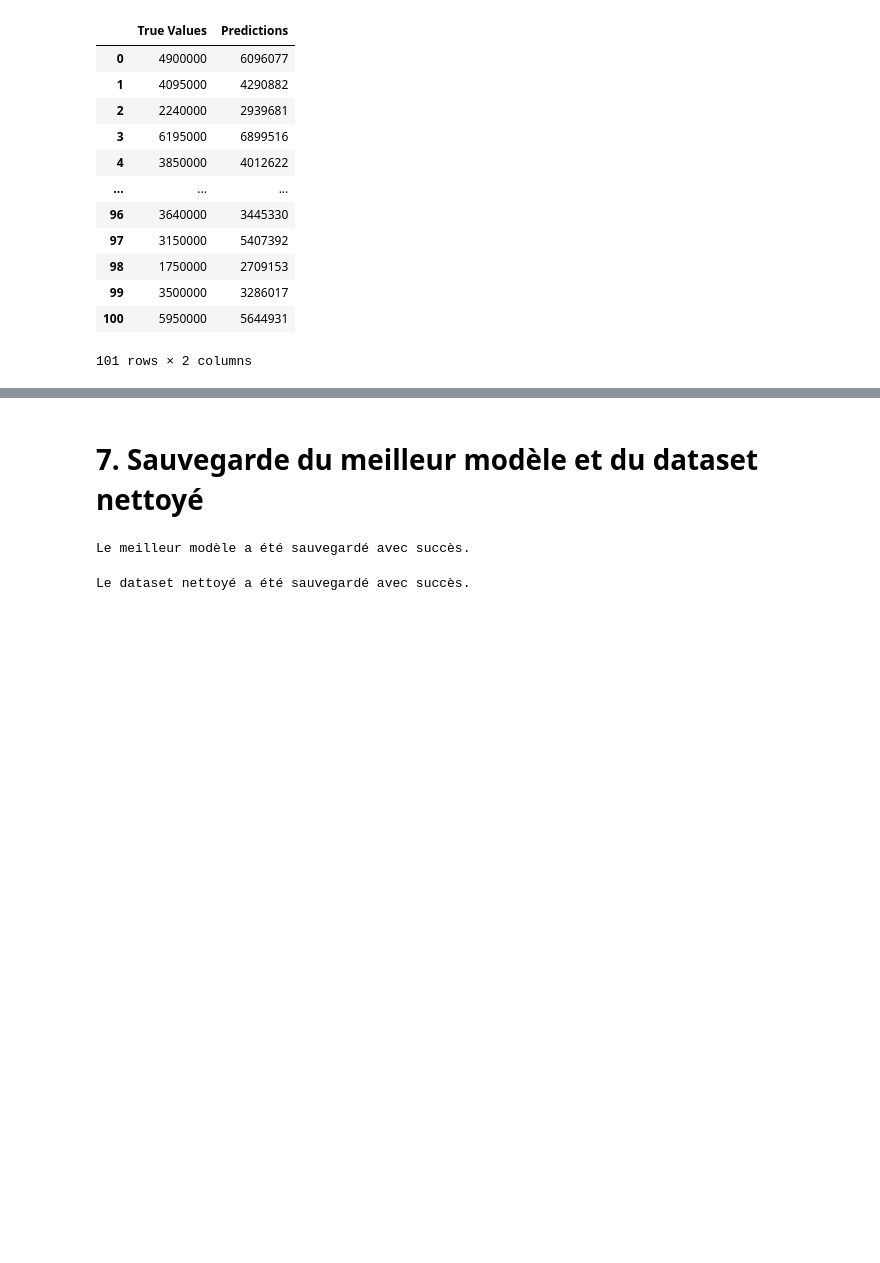
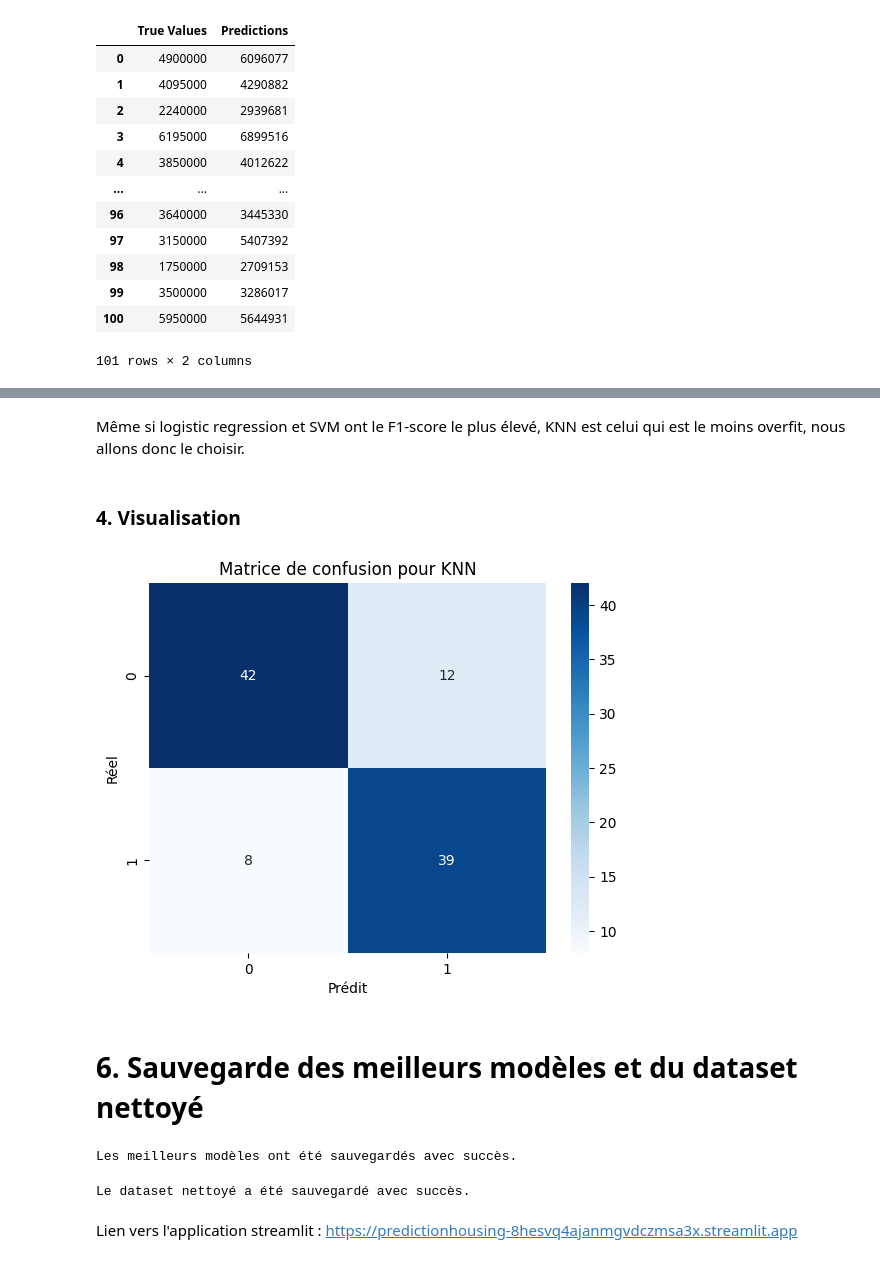
Before and after one commit to ShikiTsugu2/predictionHousing, a Jupyter notebook: projet.ipynb, the cells around one changed output, grey strips where cells are left out. Saved outputs shown, nothing was run; the diff lists cells and outputs as text; code cells hidden in the pictures; blank space fills up the shorter version.

```diff
--- a/projet.ipynb
+++ b/projet.ipynb
@@ -222,0 +230,9 @@ display(comparison_df)
+# %%
+# Classification : Convertir median_house_value en catégorie
+threshold = df['price'].median()
+df['high_price'] = (df['price'] > threshold).astype(int)
+
+# Séparer les données en features et target pour la classification
+X_cls = df.drop(columns=['price', 'high_price'])
+y_cls = df['high_price']
+X_train_cls, X_test_cls, y_train_cls, y_test_cls = train_test_split(X_cls, y_cls, test_size=0.2, random_state=42)
@@ -222,0 +241,9 @@ display(comparison_df)
+# %%
+# Définir les modèles de classification
+classification_models = {
+    'Logistic Regression': LogisticRegression(),
+    'Decision Tree': DecisionTreeClassifier(),
+    'Random Forest': RandomForestClassifier(),
+    'SVM': SVC(),
+    'KNN': KNeighborsClassifier()
+}
@@ -223,14 +294,38 @@ display(comparison_df)
+# %% [markdown]
+Même si logistic regression et SVM ont le F1-score le plus élevé, KNN est celui qui est le moins overfit, nous allons donc le choisir.
+# %% [markdown]
+### 4. Visualisation
+# %%
+# Matrice de confusion
+classification_pipeline = Pipeline([
+    ('preprocessor', preprocessor),
+    ('model', classification_models[best_cls_no_overfit])
+])
+classification_pipeline.fit(X_train_cls, y_train_cls)
+y_pred_best_cls = classification_pipeline.predict(X_test_cls)
+
+cm = confusion_matrix(y_test_cls, y_pred_best_cls)
+sns.heatmap(cm, annot=True, fmt='d', cmap='Blues')
+plt.title(f'Matrice de confusion pour {best_cls_no_overfit}')
+plt.xlabel('Prédit')
+plt.ylabel('Réel')
+plt.show()
+# %% [output]
+[figure, added]
 # %% [markdown]
-# 7. Sauvegarde du meilleur modèle et du dataset nettoyé
+# 6. Sauvegarde des meilleurs modèles et du dataset nettoyé
 # %%
 import joblib
 
-# Sauvegarder le pipeline du meilleur modèle
-joblib.dump(pipeline, 'best_model_pipeline.joblib')
+# Sauvegarder le pipeline du meilleur modèle de régression
+joblib.dump(pipeline, 'best_model_regression.joblib')
 
-print("Le meilleur modèle a été sauvegardé avec succès.")
+# Sauvegarder le pipeline du meilleur modèle de classification
+joblib.dump(classification_pipeline, 'best_model_classification.joblib')
+
+print("Les meilleurs modèles ont été sauvegardés avec succès.")
 # %% [output]
-Le meilleur modèle a été sauvegardé avec succès.
+Les meilleurs modèles ont été sauvegardés avec succès.
 # %%
 # Sauvegarder le dataset nettoyé
 df.to_csv('cleaned_housing.csv', index=False)
@@ -238,3 +333,5 @@ df.to_csv('cleaned_housing.csv', index=False)
 print("Le dataset nettoyé a été sauvegardé avec succès.")
 # %% [output]
 Le dataset nettoyé a été sauvegardé avec succès.
+# %% [markdown]
+Lien vers l'application streamlit : https://predictionhousing-8hesvq4ajanmgvdczmsa3x.streamlit.app
```
Also changed, not shown: parts of 12 cells of this notebook, 4 other files.
